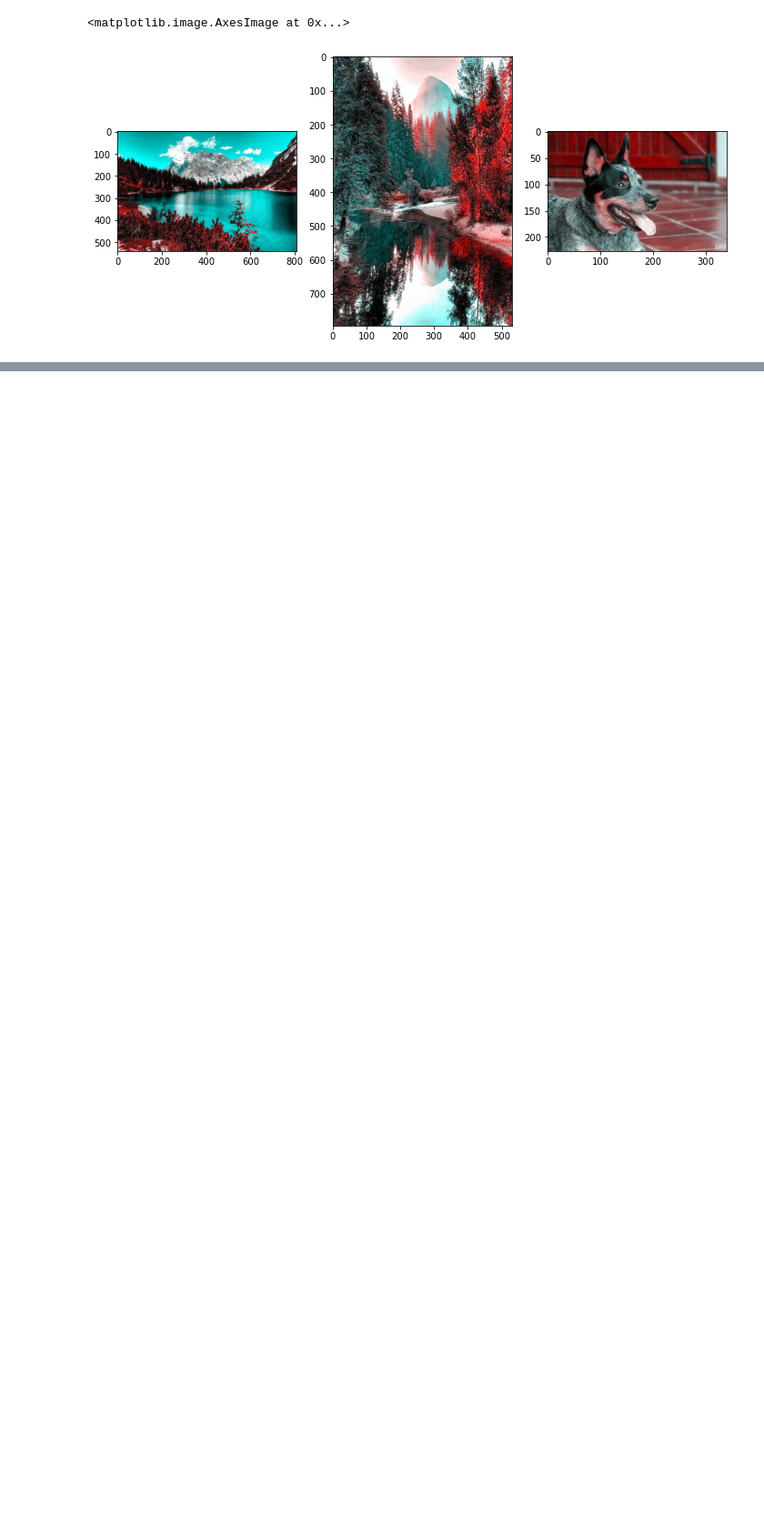
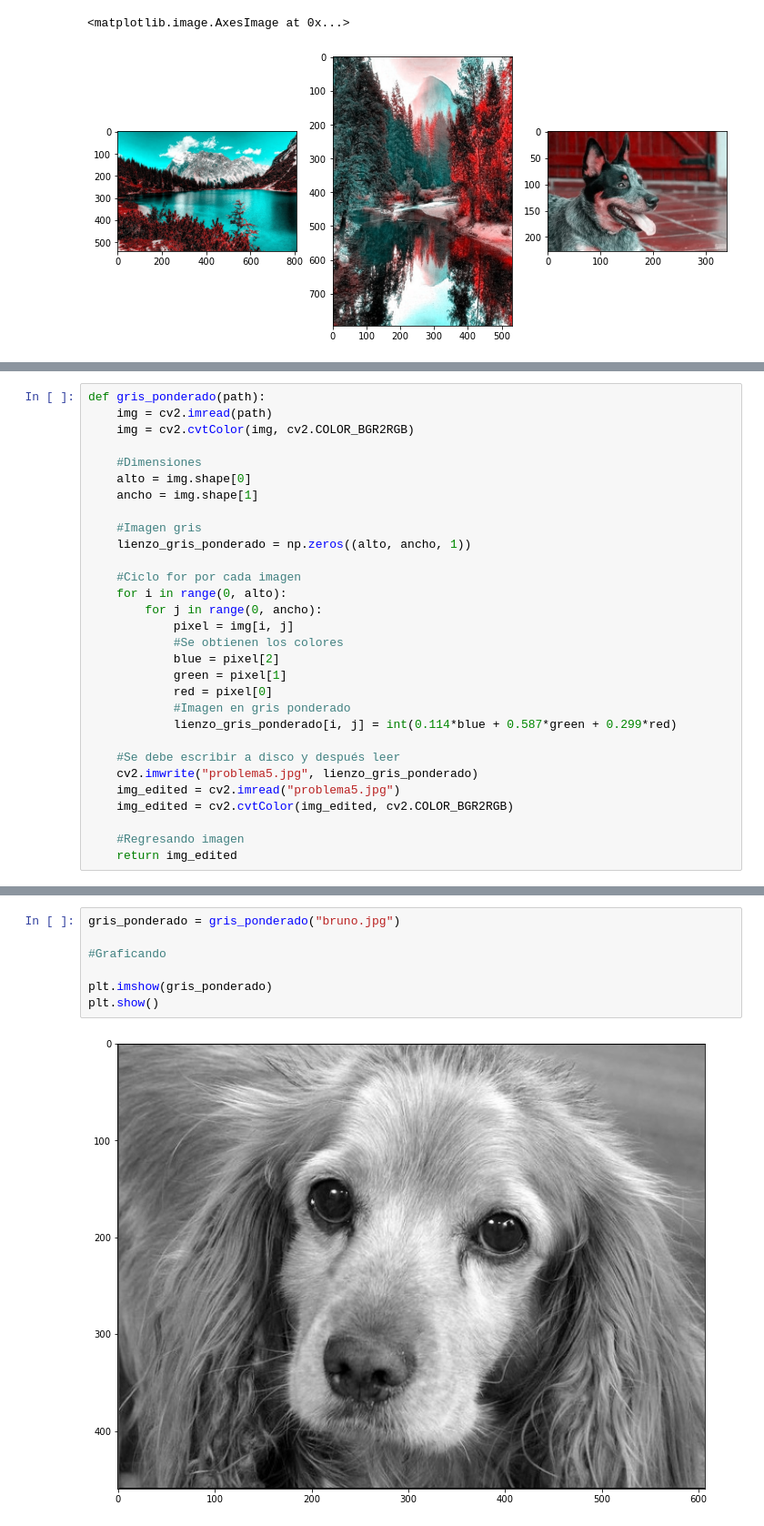
Before and after one commit to josedalvik/datascience_textmining_imagerecognition_hojatrabajo1, a Jupyter notebook: HojaTrabajo1.ipynb, the cells around one changed output, grey strips where cells are left out. Shown at 91% size. Drawn from its saved outputs; the diff is of its cells as text; blank space fills up the shorter version.

Commit message:
Problema 5 gris ponderado

```diff
--- a/HojaTrabajo1.ipynb
+++ b/HojaTrabajo1.ipynb
@@ -278,0 +282,30 @@ graficar_histogramas("viena.jpg")
+# %%
+def gris_ponderado(path):
+    img = cv2.imread(path)
+    img = cv2.cvtColor(img, cv2.COLOR_BGR2RGB)
+
+    #Dimensiones
+    alto = img.shape[0]
+    ancho = img.shape[1]
+
+    #Imagen gris
+    lienzo_gris_ponderado = np.zeros((alto, ancho, 1))
+
+    #Ciclo for por cada imagen
+    for i in range(0, alto):
+        for j in range(0, ancho):
+            pixel = img[i, j]
+            #Se obtienen los colores
+            blue = pixel[2]
+            green = pixel[1]
+            red = pixel[0]
+            #Imagen en gris ponderado
+            lienzo_gris_ponderado[i, j] = int(0.114*blue + 0.587*green + 0.299*red)
+
+    #Se debe escribir a disco y después leer
+    cv2.imwrite("problema5.jpg", lienzo_gris_ponderado)
+    img_edited = cv2.imread("problema5.jpg")
+    img_edited = cv2.cvtColor(img_edited, cv2.COLOR_BGR2RGB)
+
+    #Regresando imagen
+    return img_edited
@@ -278,0 +320,9 @@ graficar_histogramas("viena.jpg")
+# %%
+gris_ponderado = gris_ponderado("bruno.jpg")
+
+#Graficando
+
+plt.imshow(gris_ponderado)
+plt.show()
+# %% [output]
+[figure, added]
```
Also changed, not shown: parts of 18 cells of this notebook, 1 other file.
